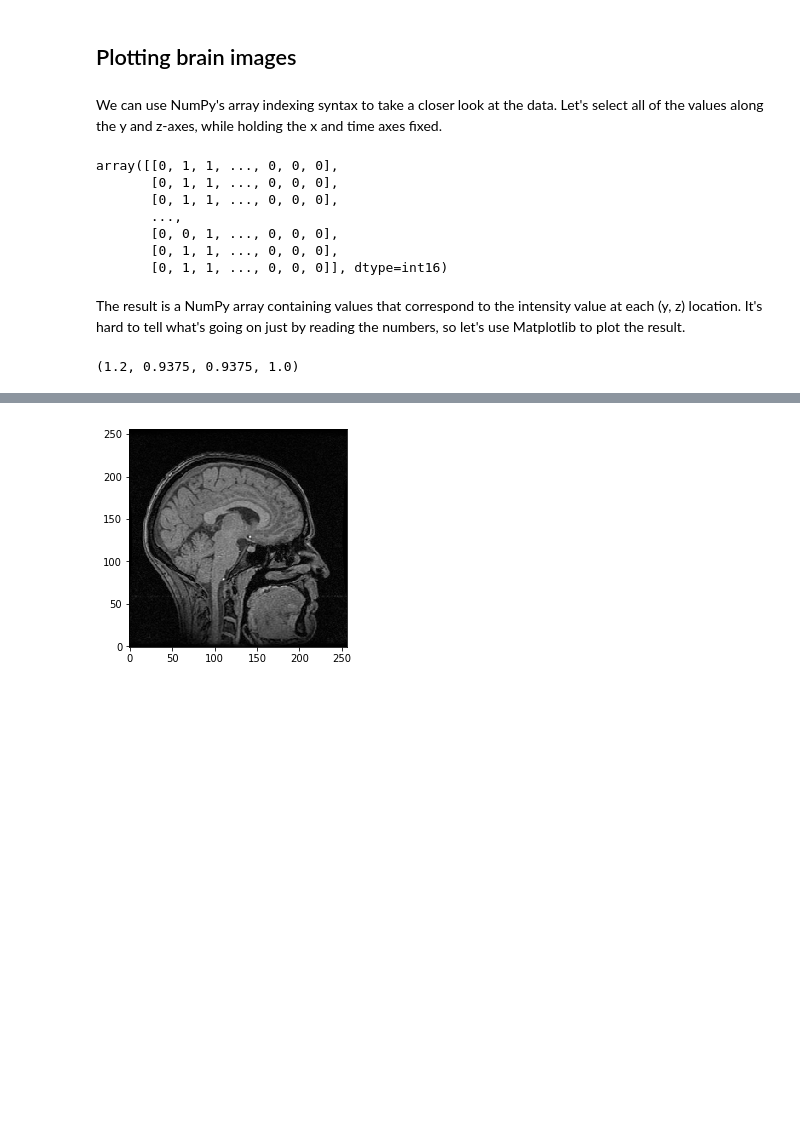
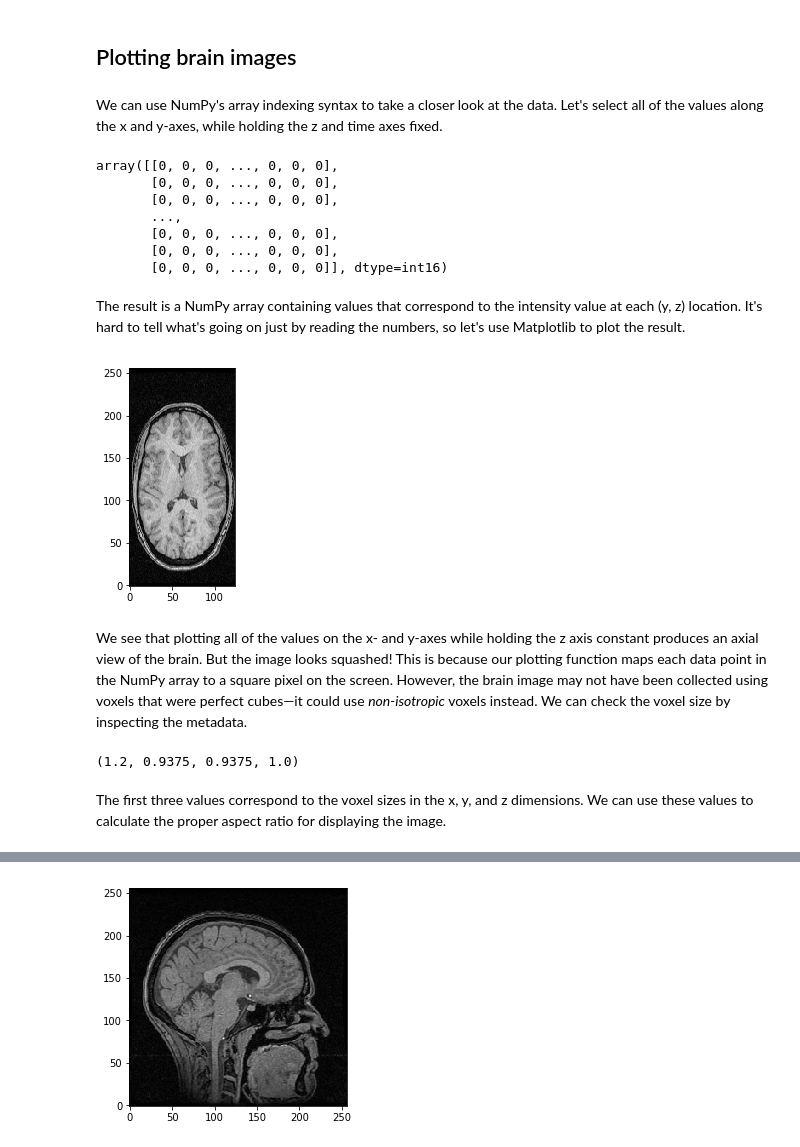
Before and after one commit to beausievers/learn-neuroimaging, a Jupyter notebook: module_01_how_brain_images_are_stored.ipynb, the cells around one changed output, grey strips where cells are left out. Drawn from its saved outputs; the diff is of its cells as text; code cells hidden in the pictures; blank space fills up the shorter version.

Commit message:
Clarified voxel size metadata and aspect ratio calculation

```diff
--- a/module_01_how_brain_images_are_stored.ipynb
+++ b/module_01_how_brain_images_are_stored.ipynb
@@ -56,24 +56,39 @@ numpy.ndarray
 # %% [markdown]
 ## Plotting brain images
 # %% [markdown]
-We can use NumPy's array indexing syntax to take a closer look at the data. Let's select all of the values along the y and z-axes, while holding the x and time axes fixed.
+We can use NumPy's array indexing syntax to take a closer look at the data. Let's select all of the values along the x and y-axes, while holding the z and time axes fixed.
 # %%
-haxby_anat_data[65, :, :, 0]
+haxby_anat_data[:, :, 100, 0]
 # %% [output]
-array([[0, 1, 1, ..., 0, 0, 0],
-       [0, 1, 1, ..., 0, 0, 0],
-       [0, 1, 1, ..., 0, 0, 0],
+array([[0, 0, 0, ..., 0, 0, 0],
+       [0, 0, 0, ..., 0, 0, 0],
+       [0, 0, 0, ..., 0, 0, 0],
        ...,
-       [0, 0, 1, ..., 0, 0, 0],
-       [0, 1, 1, ..., 0, 0, 0],
-       [0, 1, 1, ..., 0, 0, 0]], dtype=int16)
+       [0, 0, 0, ..., 0, 0, 0],
+       [0, 0, 0, ..., 0, 0, 0],
+       [0, 0, 0, ..., 0, 0, 0]], dtype=int16)
 # %% [markdown]
 The result is a NumPy array containing values that correspond to the intensity value at each (y, z) location. It's hard to tell what's going on just by reading the numbers, so let's use Matplotlib to plot the result.
 # %%
 %matplotlib inline
 import matplotlib.pyplot as plt
+# %%
+# Note that we must transpose the data and set the origin argument to 'lower'
+# which sets the origin of the plot to the lower-left corner.
+
+plt.imshow(haxby_anat_data[:, :, 150, 0].T,  # Transpose the data
+           cmap='gray',
+           interpolation='none',
+           origin="lower")                   # Set the origin to the lower-left corner
+plt.show()
+# %% [output]
+[figure, added]
+# %% [markdown]
+We see that plotting all of the values on the x- and y-axes while holding the z axis constant produces an axial view of the brain. But the image looks squashed! This is because our plotting function maps each data point in the NumPy array to a square pixel on the screen. However, the brain image may not have been collected using voxels that were perfect cubes—it could use _non-isotropic_ voxels instead. We can check the voxel size by inspecting the metadata.
 # %%
 zooms = haxby_anat.header.get_zooms()
 print(zooms)
 # %% [output]
 (1.2, 0.9375, 0.9375, 1.0)
+# %% [markdown]
+The first three values correspond to the voxel sizes in the x, y, and z dimensions. We can use these values to calculate the proper aspect ratio for displaying the image.
```
Also changed, not shown: parts of 12 cells of this notebook.
